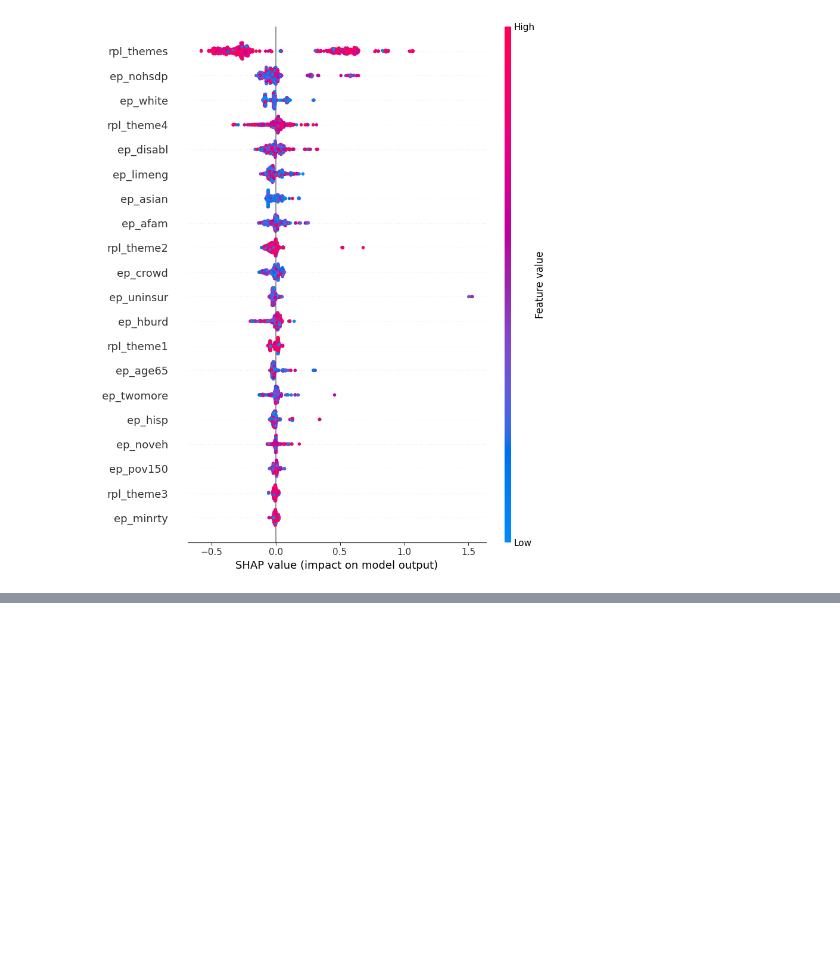
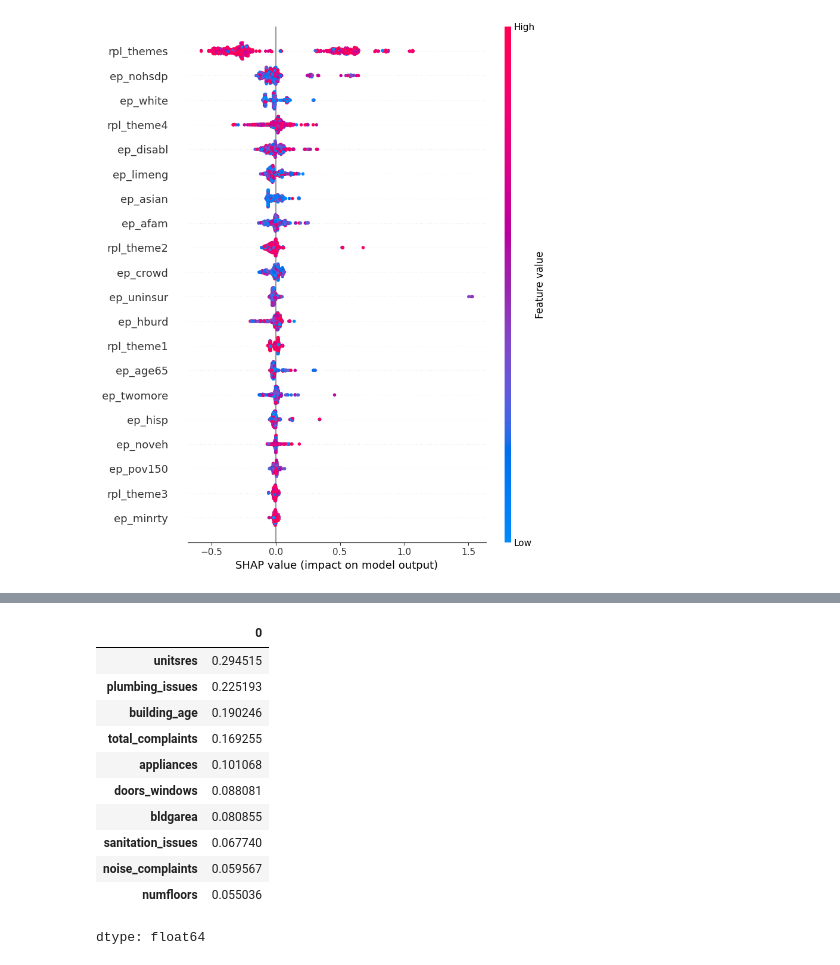
Before and after one commit to simaoalicechen/NYC_Landlord_Behavior_Analysis_Project, a Jupyter notebook: Part_3.10_analysis_feature_engineering_only_normal_times_continued.ipynb, the cells around one changed output, grey strips where cells are left out. Saved outputs shown, nothing was run; the diff lists cells and outputs as text; code cells hidden in the pictures; blank space fills up the shorter version.

```diff
--- a/Part_3.10_analysis_feature_engineering_only_normal_times_continued.ipynb
+++ b/Part_3.10_analysis_feature_engineering_only_normal_times_continued.ipynb
@@ -145,3 +166,23 @@ shap.summary_plot(shap_values, X_svi.sample(n=500))
+# %%
+X_sample = X_all.sample(n=500, random_state=0)
+mean_abs_shap = np.abs(shap_values).mean(axis=0)
+shap_feature_importance = pd.Series(mean_abs_shap, index=X_sample.columns)
+top_features = shap_feature_importance.sort_values(ascending=False)
+top_features.head(10)
+# no surprise
+# %% [output]
+|  | 0 |
+| unitsres | 0.294515 |
+| plumbing_issues | 0.225193 |
+| building_age | 0.190246 |
+| total_complaints | 0.169255 |
+| appliances | 0.101068 |
+| doors_windows | 0.088081 |
+| bldgarea | 0.080855 |
+| sanitation_issues | 0.067740 |
+| noise_complaints | 0.059567 |
+| numfloors | 0.055036 |
+dtype: float64
 # %% [markdown]
 ## **In summary, given all analysis (linear, mis, rfr, dt, and shap). We will work with these features in the next notebooks:**
 
```
Also changed, not shown: parts of 10 cells of this notebook.
